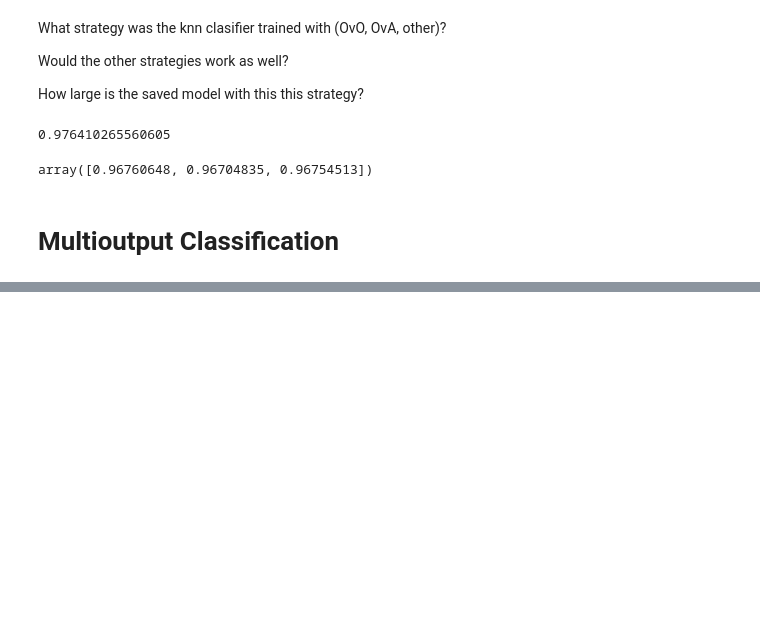
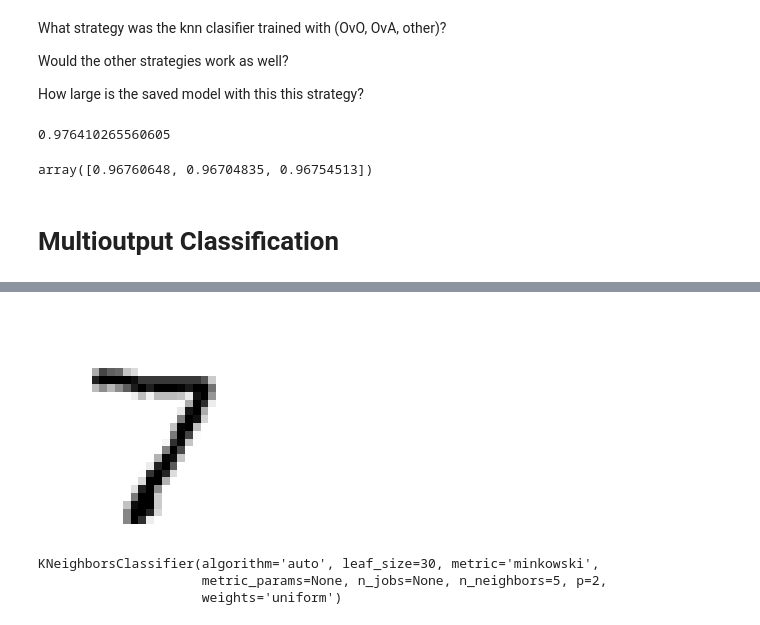
Before and after one commit to astidham2003/ml-study-group, a Jupyter notebook: chapter_3/MNIST_classification.ipynb, the cells around one changed output, grey strips where cells are left out. Cells and saved outputs as stored; diff of their text form; code cells hidden in the pictures; blank space fills up the shorter version.

```diff
--- a/chapter_3/MNIST_classification.ipynb
+++ b/chapter_3/MNIST_classification.ipynb
@@ -713,0 +738,17 @@ array([0.96760648, 0.96704835, 0.96754513])
+# %%
+# Snoop on the test data to see what a noisy image looks like compared to the unmodified noise free image.
+some_test_digit = X_test[0]
+some_test_digit_image = some_test_digit.reshape(28, 28)
+
+plt.imshow(some_test_digit_image, cmap = mpl.cm.binary, interpolation="nearest")
+plt.axis("off")
+plt.show()
+# %% [output]
+[figure, added]
+# %%
+# Fairly fast - 10 seconds or so.
+knn_clf.fit(X_train_mod, y_train_mod)
+# %% [output]
+KNeighborsClassifier(algorithm='auto', leaf_size=30, metric='minkowski',
+                     metric_params=None, n_jobs=None, n_neighbors=5, p=2,
+                     weights='uniform')
```
Also changed, not shown: parts of 4 cells of this notebook.
